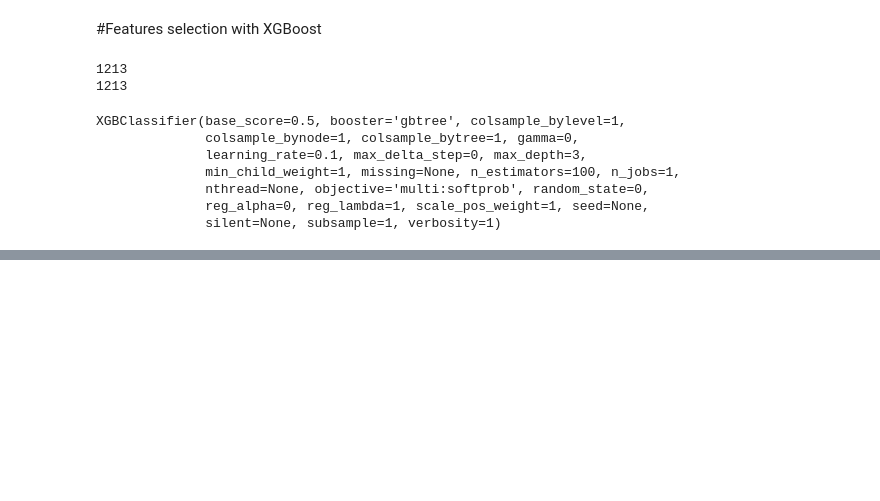
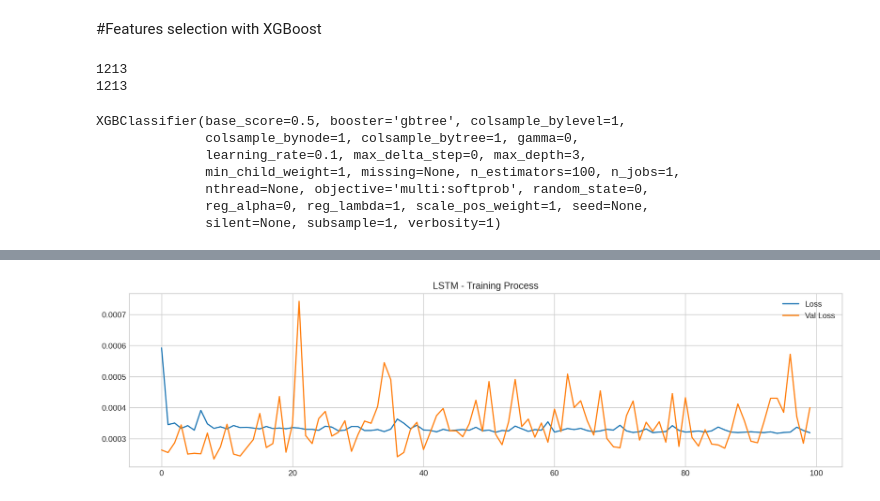
Before and after one commit to pranjal0207/stock-trading-using-machine-learning, a Jupyter notebook: Machine_Learning.ipynb, the cells around one changed output, grey strips where cells are left out. Cells and saved outputs as stored; diff of their text form; code cells hidden in the pictures; blank space fills up the shorter version.

Commit message:
added LSTM

```diff
--- a/Machine_Learning.ipynb
+++ b/Machine_Learning.ipynb
@@ -192,0 +208,27 @@ plt.show()
+# %%
+n_steps = 21
+scaled_rel = ml_helper_functions.scale(stocks['reliance'], scale=(0,1))
+
+X_train, \
+y_train, \
+X_test, \
+y_test = ml_helper_functions.split_sequences(
+
+    scaled_rel.to_numpy()[:-1],
+    stocks['reliance'].Return.shift(-1).to_numpy()[:-1],
+    n_steps,
+    split=True,
+    ratio=0.8
+)
+# %%
+keras.backend.clear_session()
+
+n_steps = X_train.shape[1]
+n_features = X_train.shape[2]
+
+model = Sequential()
+model.add(LSTM(100, activation='relu', return_sequences=True, input_shape=(n_steps, n_features)))
+model.add(LSTM(50, activation='relu', return_sequences=False))
+model.add(Dense(10))
+model.add(Dense(1))
+model.compile(optimizer='adam', loss='mse', metrics=['mae'])
@@ -192,0 +255,11 @@ plt.show()
+# %%
+model.fit(X_train, y_train, epochs=100, verbose=0, validation_data=[X_test, y_test], use_multiprocessing=True)
+
+plt.figure(figsize=(16,4))
+plt.plot(model.history.history['loss'], label='Loss')
+plt.plot(model.history.history['val_loss'], label='Val Loss')
+plt.legend(loc=1)
+plt.title('LSTM - Training Process')
+plt.show()
+# %% [output]
+[figure, added]
```
Also changed, not shown: parts of 4 cells of this notebook.
